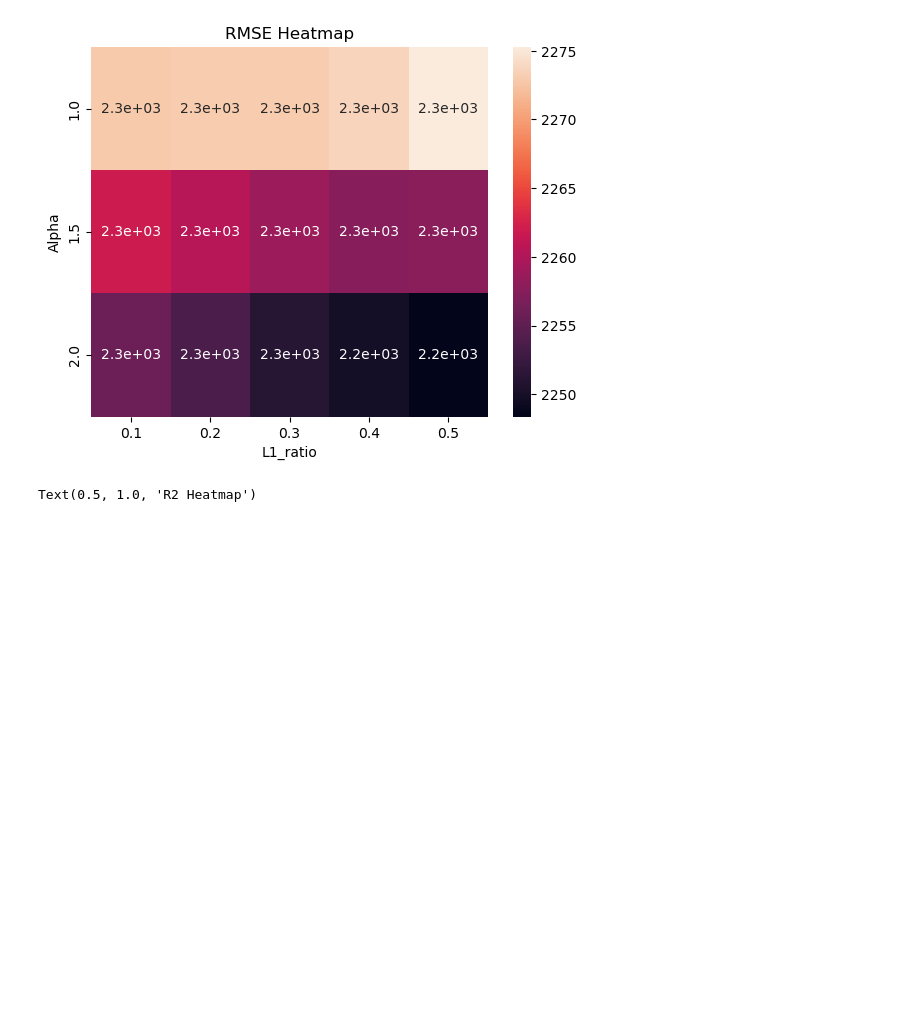
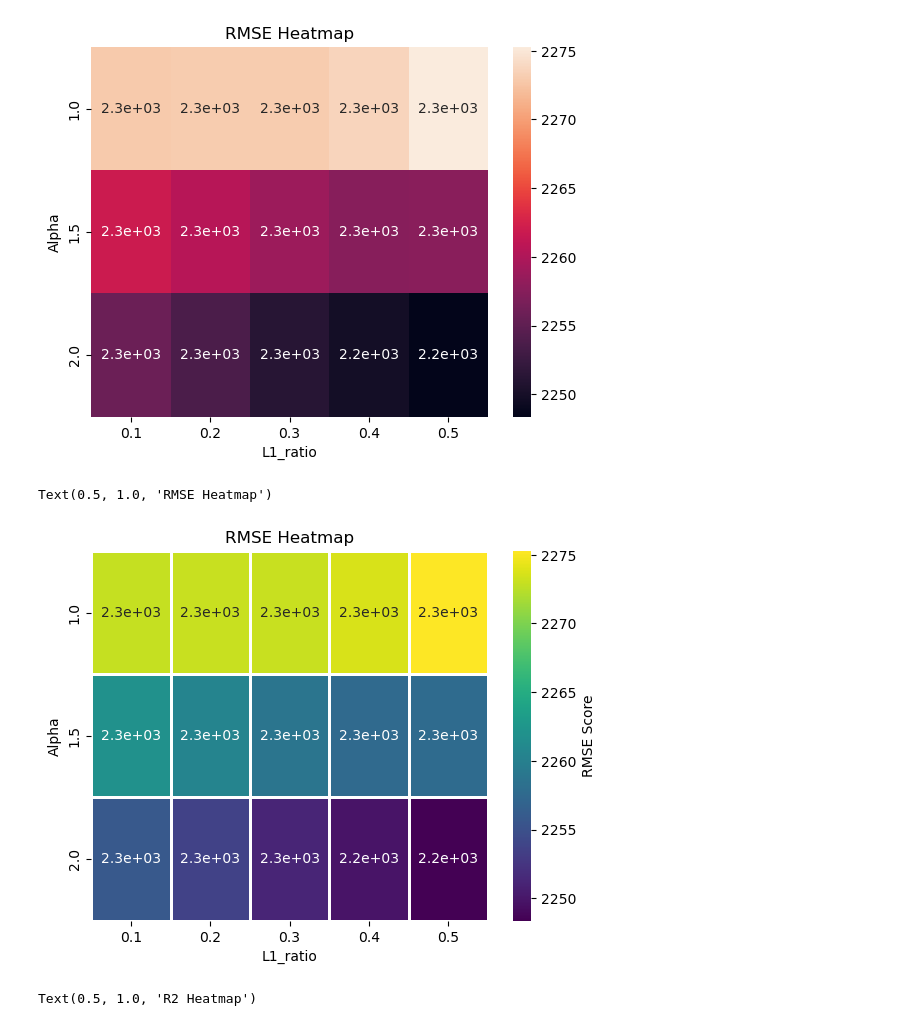
Before and after one commit to aleksandra-maciruta/BINF5507, a Jupyter notebook: Assignment_2/Scripts/main.ipynb, the cells around one changed output. Drawn from its saved outputs; the diff is of its cells as text; code cells hidden in the pictures; blank space fills up the shorter version.

```diff
--- a/Assignment_2/Scripts/main.ipynb
+++ b/Assignment_2/Scripts/main.ipynb
@@ -239,6 +270,16 @@ sns.heatmap(rmses_heatmap, annot=True).set_title("RMSE Heatmap")
 # %% [output]
 Text(0.5, 1.0, 'RMSE Heatmap')
 [figure]
+# %%
+sns.heatmap(rmses_heatmap,
+    annot=True,
+    cmap='viridis',
+    linewidths=1,
+    linecolor='white',
+    cbar_kws={'label': 'RMSE Score'}).set_title("RMSE Heatmap")
+# %% [output]
+Text(0.5, 1.0, 'RMSE Heatmap')
+[figure, added]
 # %%
 sns.heatmap(r2_heatmap, annot=True).set_title("R2 Heatmap")
 # %% [output]
```
Also changed, not shown: parts of 47 cells of this notebook, 1 other file.
